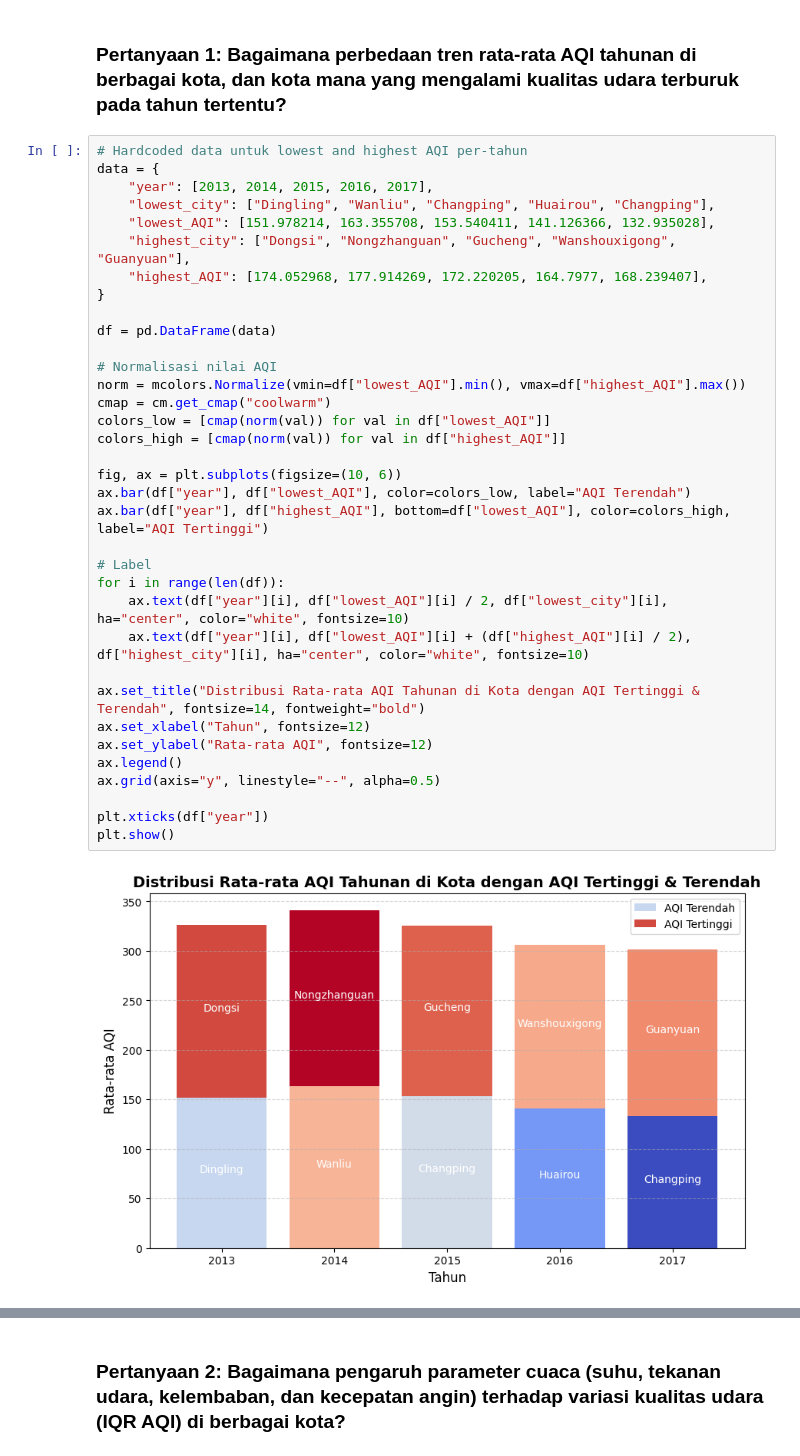
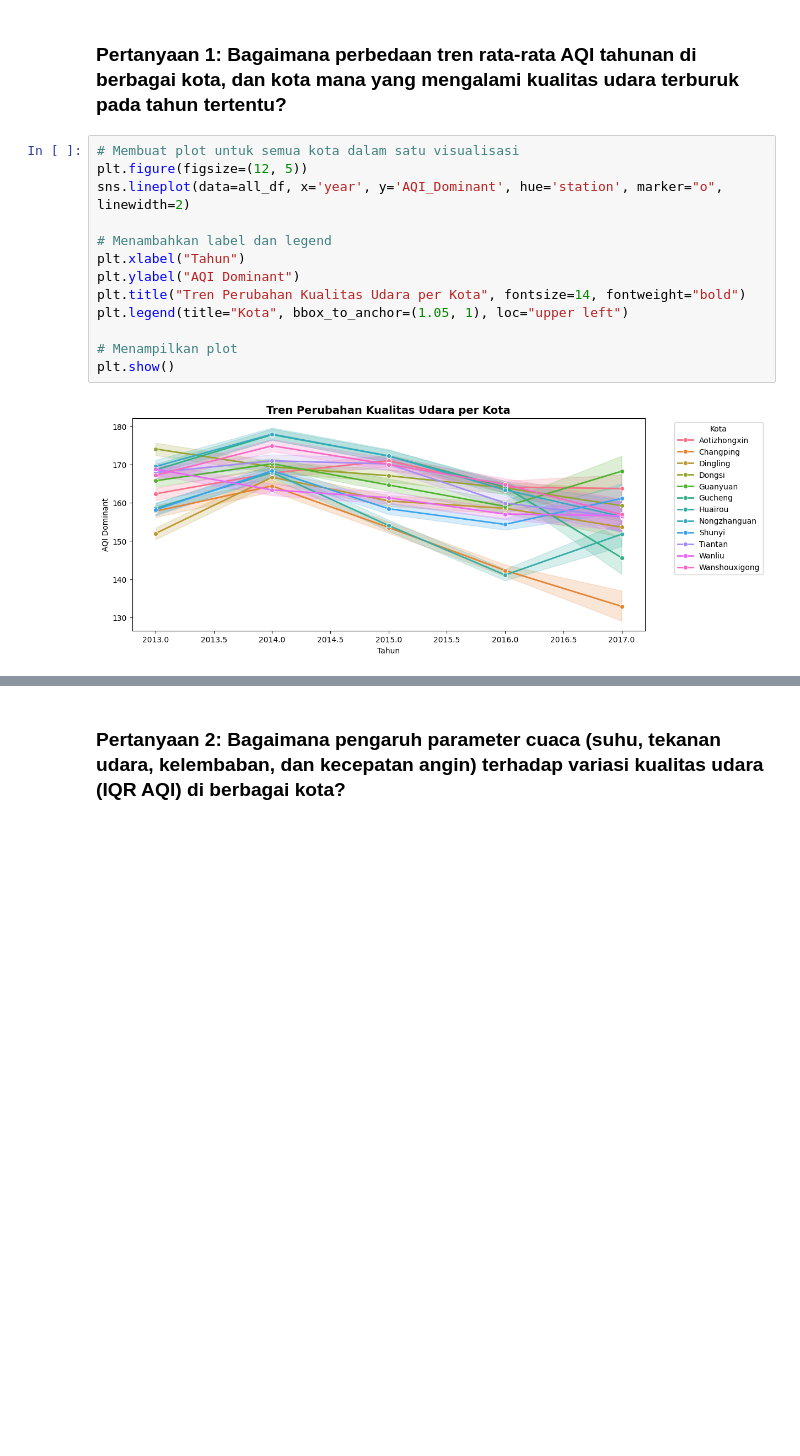
Before and after one commit to jijiau/Dicoding-Analisis-Data, a Jupyter notebook: notebook.ipynb, the cells around one changed output, grey strips where cells are left out. Drawn from its saved outputs; the diff is of its cells as text; blank space fills up the shorter version.

```diff
--- a/notebook.ipynb
+++ b/notebook.ipynb
@@ -650,42 +590,20 @@ plt.show()
 ## Visualization & Explanatory Analysis
 # %% [markdown]
 ### Pertanyaan 1: Bagaimana perbedaan tren rata-rata AQI tahunan di berbagai kota, dan kota mana yang mengalami kualitas udara terburuk pada tahun tertentu?
-# %%
-# Hardcoded data untuk lowest and highest AQI per-tahun
-data = {
-    "year": [2013, 2014, 2015, 2016, 2017],
-    "lowest_city": ["Dingling", "Wanliu", "Changping", "Huairou", "Changping"],
-    "lowest_AQI": [151.978214, 163.355708, 153.540411, 141.126366, 132.935028],
-    "highest_city": ["Dongsi", "Nongzhanguan", "Gucheng", "Wanshouxigong", "Guanyuan"],
-    "highest_AQI": [174.052968, 177.914269, 172.220205, 164.7977, 168.239407],
-}
-
-df = pd.DataFrame(data)
-
-# Normalisasi nilai AQI
-norm = mcolors.Normalize(vmin=df["lowest_AQI"].min(), vmax=df["highest_AQI"].max())
-cmap = cm.get_cmap("coolwarm")
-colors_low = [cmap(norm(val)) for val in df["lowest_AQI"]]
-colors_high = [cmap(norm(val)) for val in df["highest_AQI"]]
-
-fig, ax = plt.subplots(figsize=(10, 6))
-ax.bar(df["year"], df["lowest_AQI"], color=colors_low, label="AQI Terendah")
-ax.bar(df["year"], df["highest_AQI"], bottom=df["lowest_AQI"], color=colors_high, label="AQI Tertinggi")
-
-# Label
-for i in range(len(df)):
-    ax.text(df["year"][i], df["lowest_AQI"][i] / 2, df["lowest_city"][i], ha="center", color="white", fontsize=10)
-    ax.text(df["year"][i], df["lowest_AQI"][i] + (df["highest_AQI"][i] / 2), df["highest_city"][i], ha="center", color="white", fontsize=10)
-
-ax.set_title("Distribusi Rata-rata AQI Tahunan di Kota dengan AQI Tertinggi & Terendah", fontsize=14, fontweight="bold")
-ax.set_xlabel("Tahun", fontsize=12)
-ax.set_ylabel("Rata-rata AQI", fontsize=12)
-ax.legend()
-ax.grid(axis="y", linestyle="--", alpha=0.5)
-
-plt.xticks(df["year"])
-plt.show()
-# %% [output]
-[figure, removed]
+# %%
+# Membuat plot untuk semua kota dalam satu visualisasi
+plt.figure(figsize=(12, 5))
+sns.lineplot(data=all_df, x='year', y='AQI_Dominant', hue='station', marker="o", linewidth=2)
+
+# Menambahkan label dan legend
+plt.xlabel("Tahun")
+plt.ylabel("AQI Dominant")
+plt.title("Tren Perubahan Kualitas Udara per Kota", fontsize=14, fontweight="bold")
+plt.legend(title="Kota", bbox_to_anchor=(1.05, 1), loc="upper left")
+
+# Menampilkan plot
+plt.show()
+# %% [output]
+[figure, added]
 # %% [markdown]
 **Insight:**
```
Also changed, not shown: parts of 23 cells of this notebook.
